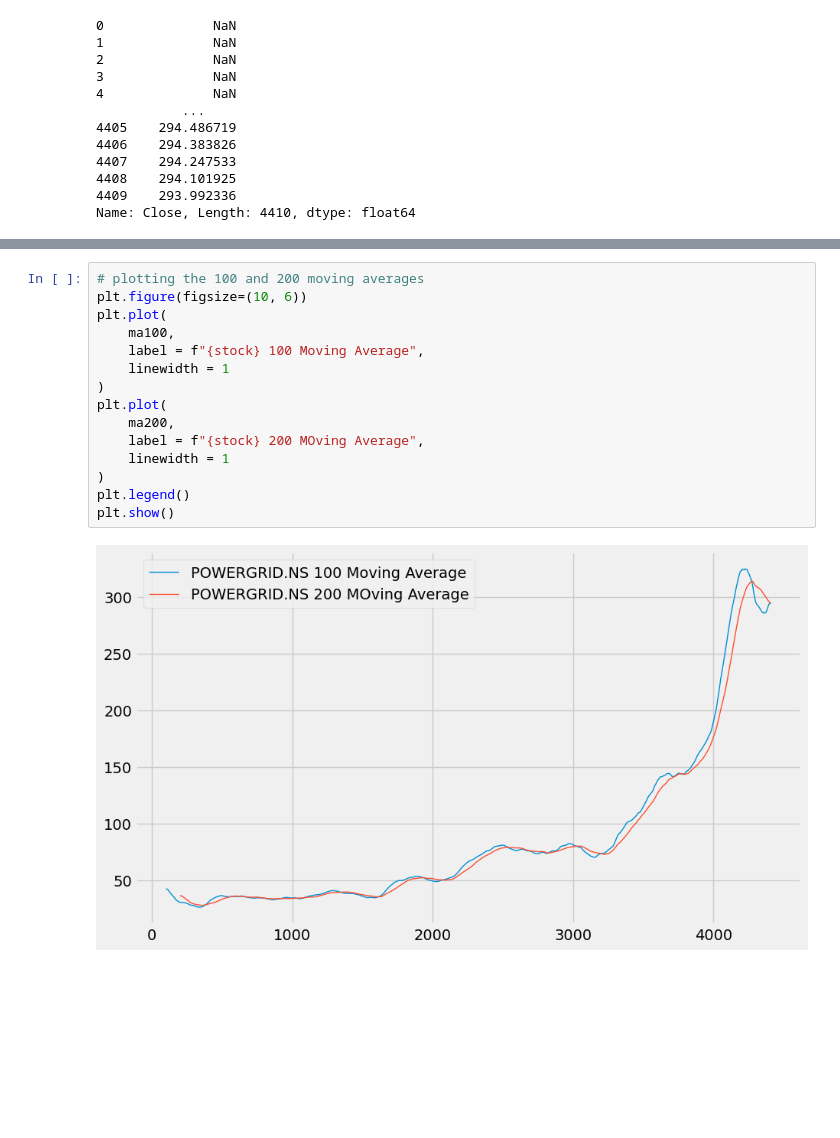
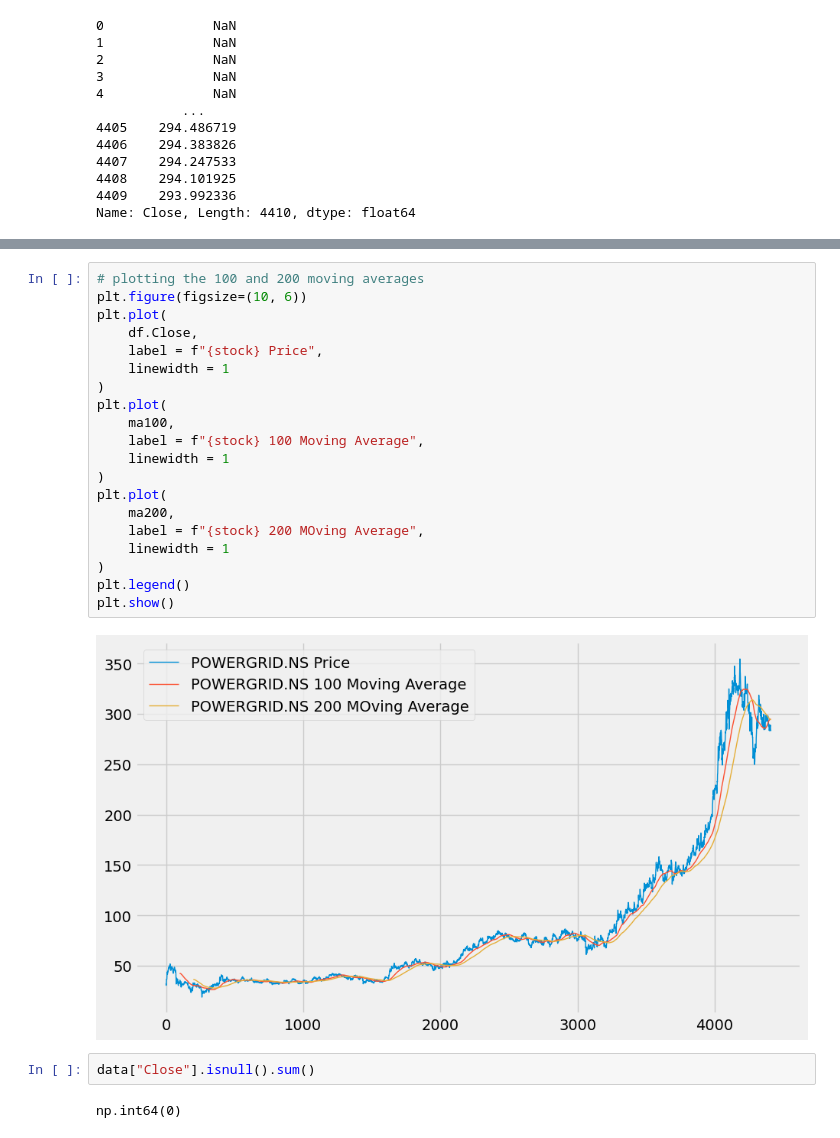
Before and after one commit to kamijoseph/LSTM-Stocks-Price, a Jupyter notebook: notebooks/main.ipynb, the cells around one changed output, grey strips where cells are left out. Saved outputs shown, nothing was run; the diff lists cells and outputs as text; blank space fills up the shorter version.

```diff
--- a/notebooks/main.ipynb
+++ b/notebooks/main.ipynb
@@ -307,17 +322,26 @@ Name: Close, Length: 4410, dtype: float64
 # %%
 # plotting the 100 and 200 moving averages
 plt.figure(figsize=(10, 6))
+plt.plot(
+    df.Close,
+    label = f"{stock} Price",
+    linewidth = 1
+)
 plt.plot(
     ma100,
     label = f"{stock} 100 Moving Average",
     linewidth = 1
 )
 plt.plot(
     ma200,
     label = f"{stock} 200 MOving Average",
     linewidth = 1
 )
 plt.legend()
 plt.show()
 # %% [output]
-[figure, old version]
+[figure, new version]
+# %%
+data["Close"].isnull().sum()
+# %% [output]
+np.int64(0)
```
Also changed, not shown: parts of 5 cells of this notebook.
